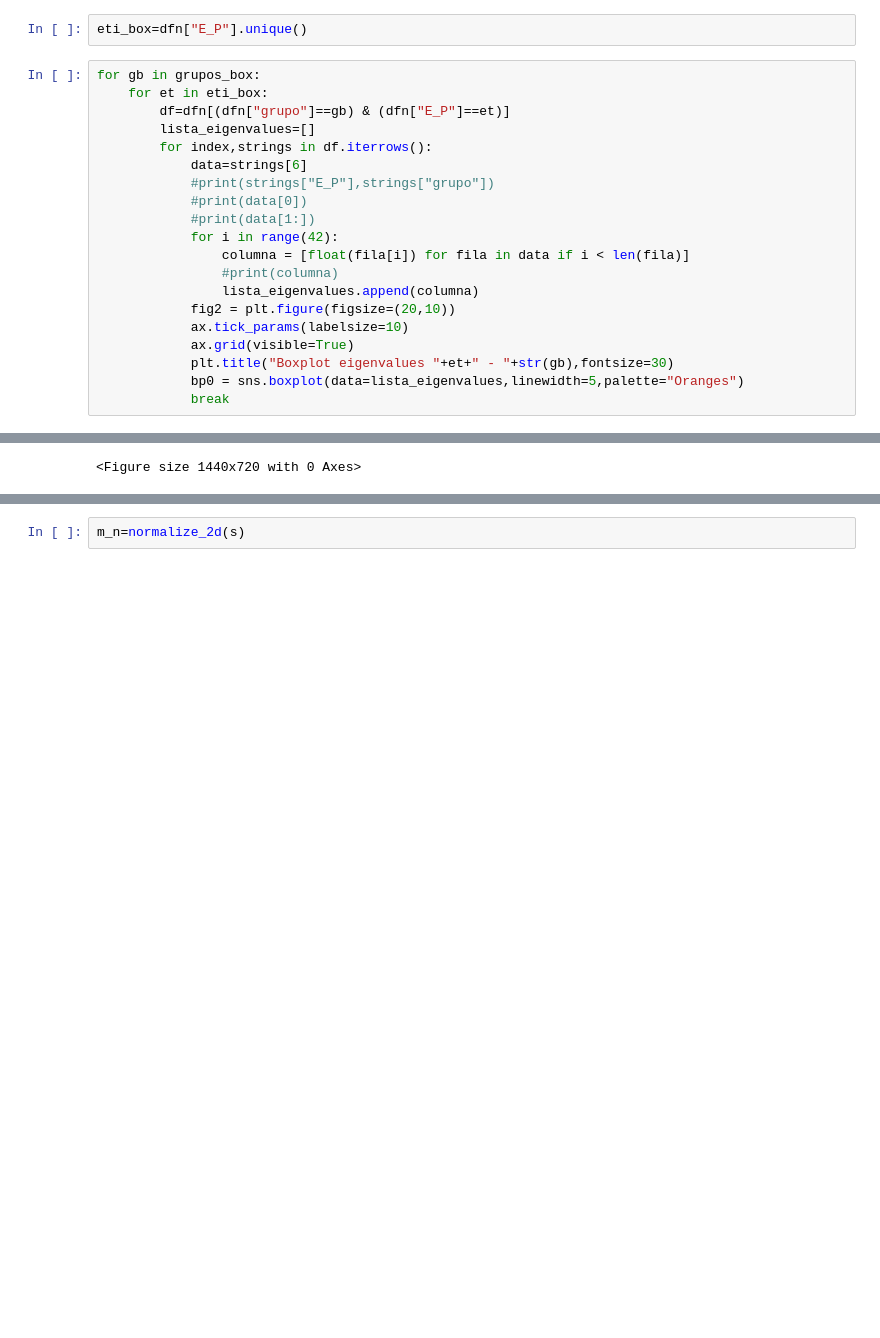
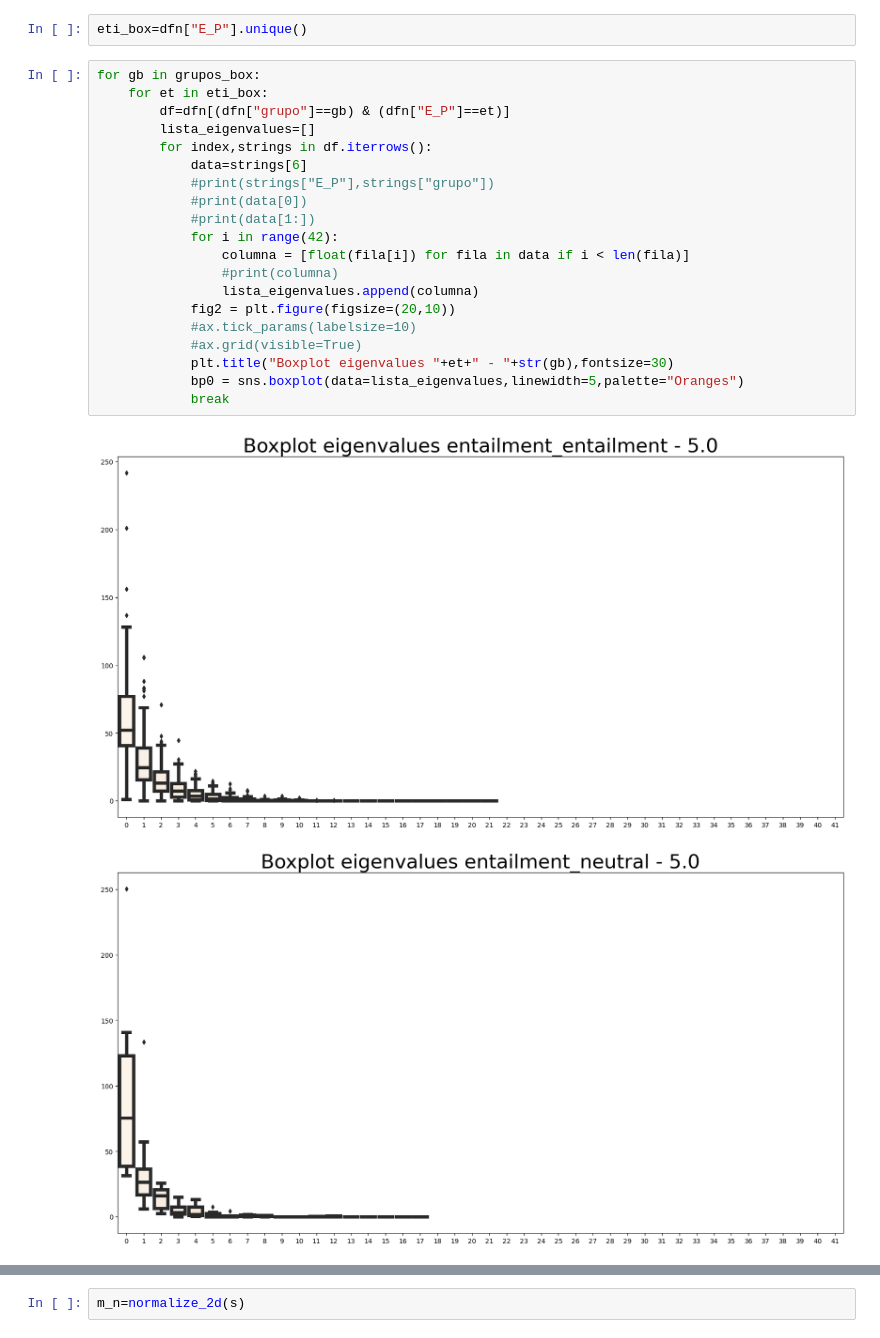
Before and after one commit to david-T-M/RTE_Parik, a Jupyter notebook: EigenValoresMA_base_training_QQP.ipynb, the cells around one changed output, grey strips where cells are left out. Saved outputs shown, nothing was run; the diff lists cells and outputs as text; blank space fills up the shorter version.

```diff
--- a/EigenValoresMA_base_training_QQP.ipynb
+++ b/EigenValoresMA_base_training_QQP.ipynb
@@ -307,21 +301,23 @@ eti_box=dfn["E_P"].unique()
 # %%
 for gb in grupos_box:
     for et in eti_box:
         df=dfn[(dfn["grupo"]==gb) & (dfn["E_P"]==et)]
         lista_eigenvalues=[]
         for index,strings in df.iterrows():
             data=strings[6]
             #print(strings["E_P"],strings["grupo"])
             #print(data[0])
             #print(data[1:])
             for i in range(42):
                 columna = [float(fila[i]) for fila in data if i < len(fila)]
                 #print(columna)
                 lista_eigenvalues.append(columna)
             fig2 = plt.figure(figsize=(20,10))
-            ax.tick_params(labelsize=10)
-            ax.grid(visible=True)
+            #ax.tick_params(labelsize=10)
+            #ax.grid(visible=True)
             plt.title("Boxplot eigenvalues "+et+" - "+str(gb),fontsize=30)
             bp0 = sns.boxplot(data=lista_eigenvalues,linewidth=5,palette="Oranges")
             break
 # %% [output]
+[figure, added]
+[figure, added]
@@ -329,4 +335,3 @@ NameError: name 'ax' is not defined
-<Figure size 1440x720 with 0 Axes>
 # %%
 lista_eigenvalues
 # %% [output]
```
Also changed, not shown: parts of 25 cells of this notebook, 16 other files.
